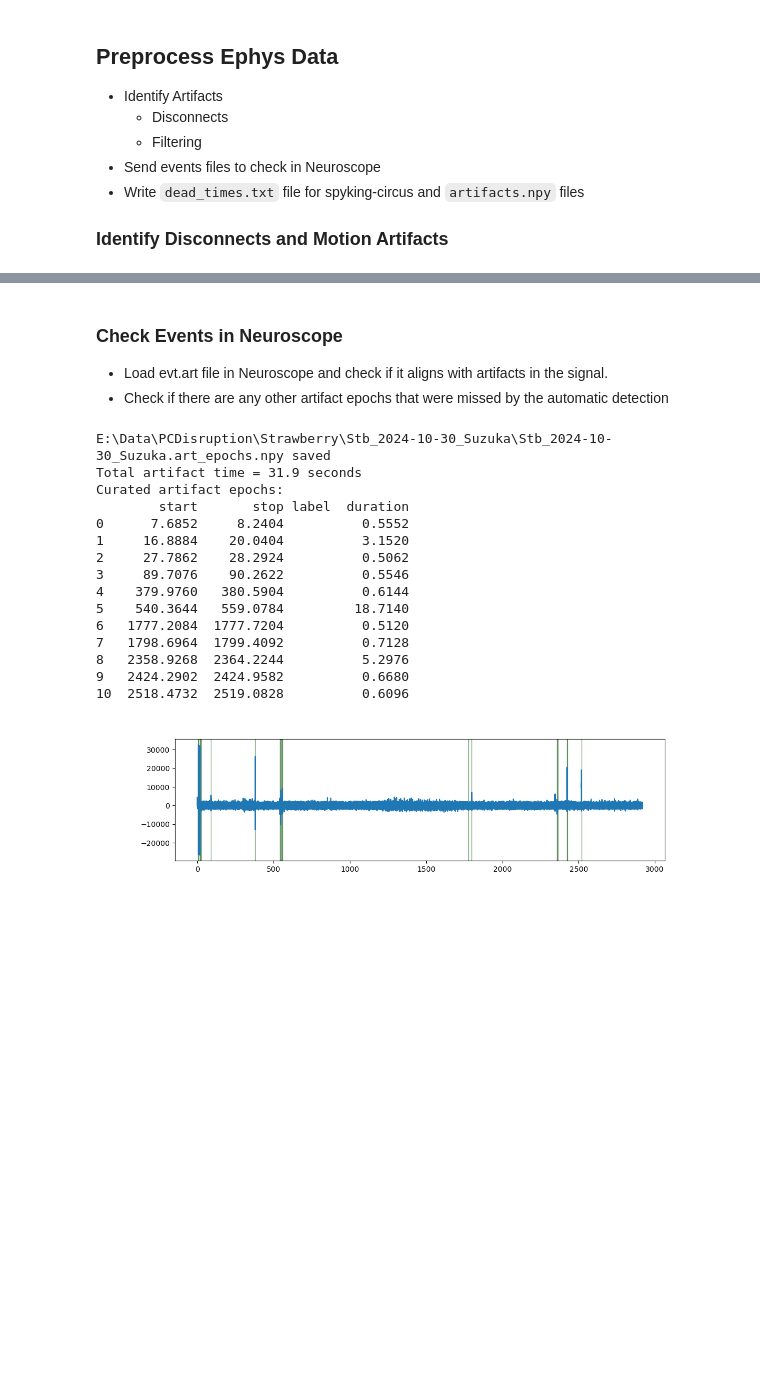
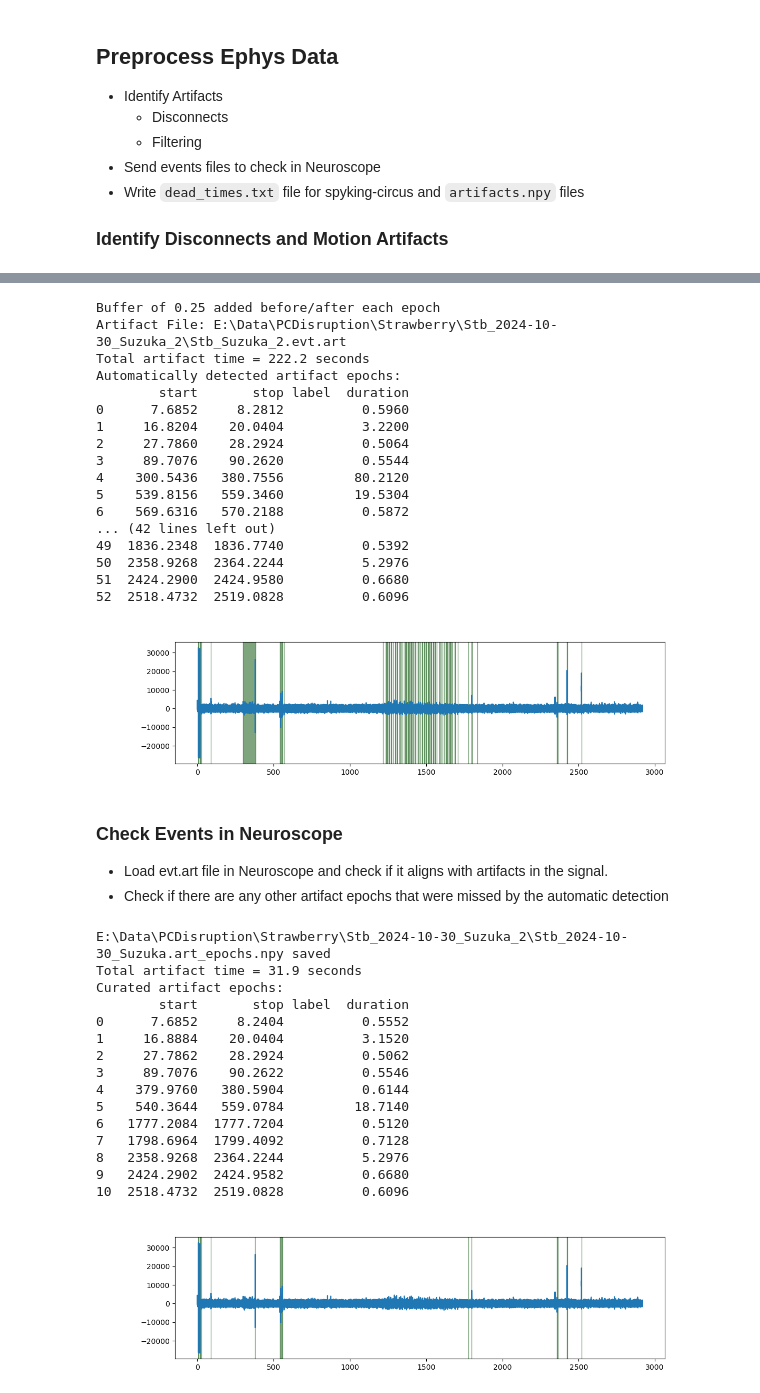
Before and after one commit to kimqi/PlaceCellDisruption, a Jupyter notebook: Preprocessing/Preprocessing_WholeStimClean.ipynb, the cells around one changed output, grey strips where cells are left out. Saved outputs shown, nothing was run; the diff lists cells and outputs as text; code cells hidden in the pictures; blank space fills up the shorter version.

```diff
--- a/Preprocessing/Preprocessing_WholeStimClean.ipynb
+++ b/Preprocessing/Preprocessing_WholeStimClean.ipynb
@@ -154,8 +102,62 @@ Automatically detected artifact epochs:
+# %%
+%matplotlib widget
+
+# Parameters
+buffer_add = 0.25    # Add buffer before and after detected artifact epochs, None = don't add any
+art_thresh = 5     # Artifact detection threshold
+art_edge_cutoff = 2  # Edge cutoff value
+art_merge = 6    # Merges epochs that are too close to each other
+
+# Plot Parameters
+chan_plot = 8
+
+# Get signal object
+signal = sess.eegfile.get_signal()
+
+# Find artifact epochs
+art_epochs = detect_artifact_epochs(signal, thresh=art_thresh, edge_cutoff=art_edge_cutoff, merge=art_merge)
+
+# Add in a buffer to prevent erroneous detetion of start/stop of artifact as SWRs.
+if buffer_add is not None:
+    art_epochs.add_epoch_buffer(buffer_add)
+
+# Plot automatically detected epochs to see how they look
+art_fig = plot_signal_w_epochs(signal, chan_plot, art_epochs)
+
+# Save evt.art file to visualize in Neuroscope
+sess.recinfo.write_epochs(epochs=art_epochs, ext='art')
+
+ns_art_file = basepath / f"{session_name}.evt.art"
+print('Artifact File:', ns_art_file)
+
+print(f'Total artifact time = {art_epochs.durations.sum():0.1F} seconds')
+print('Automatically detected artifact epochs:')
+print(art_epochs.to_dataframe())
+# %% [output]
+Buffer of 0.25 added before/after each epoch
+Artifact File: E:\Data\PCDisruption\Strawberry\Stb_2024-10-30_Suzuka_2\Stb_Suzuka_2.evt.art
+Total artifact time = 222.2 seconds
+Automatically detected artifact epochs:
+        start       stop label  duration
+0      7.6852     8.2812          0.5960
+1     16.8204    20.0404          3.2200
+2     27.7860    28.2924          0.5064
+3     89.7076    90.2620          0.5544
+4    300.5436   380.7556         80.2120
+5    539.8156   559.3460         19.5304
+6    569.6316   570.2188          0.5872
+... (42 lines left out)
+49  1836.2348  1836.7740          0.5392
+50  2358.9268  2364.2244          5.2976
+51  2424.2900  2424.9580          0.6680
+52  2518.4732  2519.0828          0.6096
+[figure, added]
 # %% [markdown]
 ### Check Events in Neuroscope
 - Load evt.art file in Neuroscope and check if it aligns with artifacts in the signal.
 - Check if there are any other artifact epochs that were missed by the automatic detection
 # %%
+cur_folder = "Stb_2024-10-30_Suzuka"
 ns_art_file = basepath / f"{cur_folder}.evt.art"
 art_epochs_file = sess.filePrefix.with_suffix(".art_epochs.npy")
 art_epochs = sess.recinfo.event_to_epochs(ns_art_file)
@@ -164,7 +166,7 @@ print(f'Total artifact time = {art_epochs.durations.sum():0.1F} seconds')
 print('Curated artifact epochs:')
 print(art_epochs.to_dataframe())
 # %% [output]
-E:\Data\PCDisruption\Strawberry\Stb_2024-10-30_Suzuka\Stb_2024-10-30_Suzuka.art_epochs.npy saved
+E:\Data\PCDisruption\Strawberry\Stb_2024-10-30_Suzuka_2\Stb_2024-10-30_Suzuka.art_epochs.npy saved
 Total artifact time = 31.9 seconds
 Curated artifact epochs:
         start       stop label  duration
```
Also changed, not shown: parts of 6 cells of this notebook, 1 other file.
